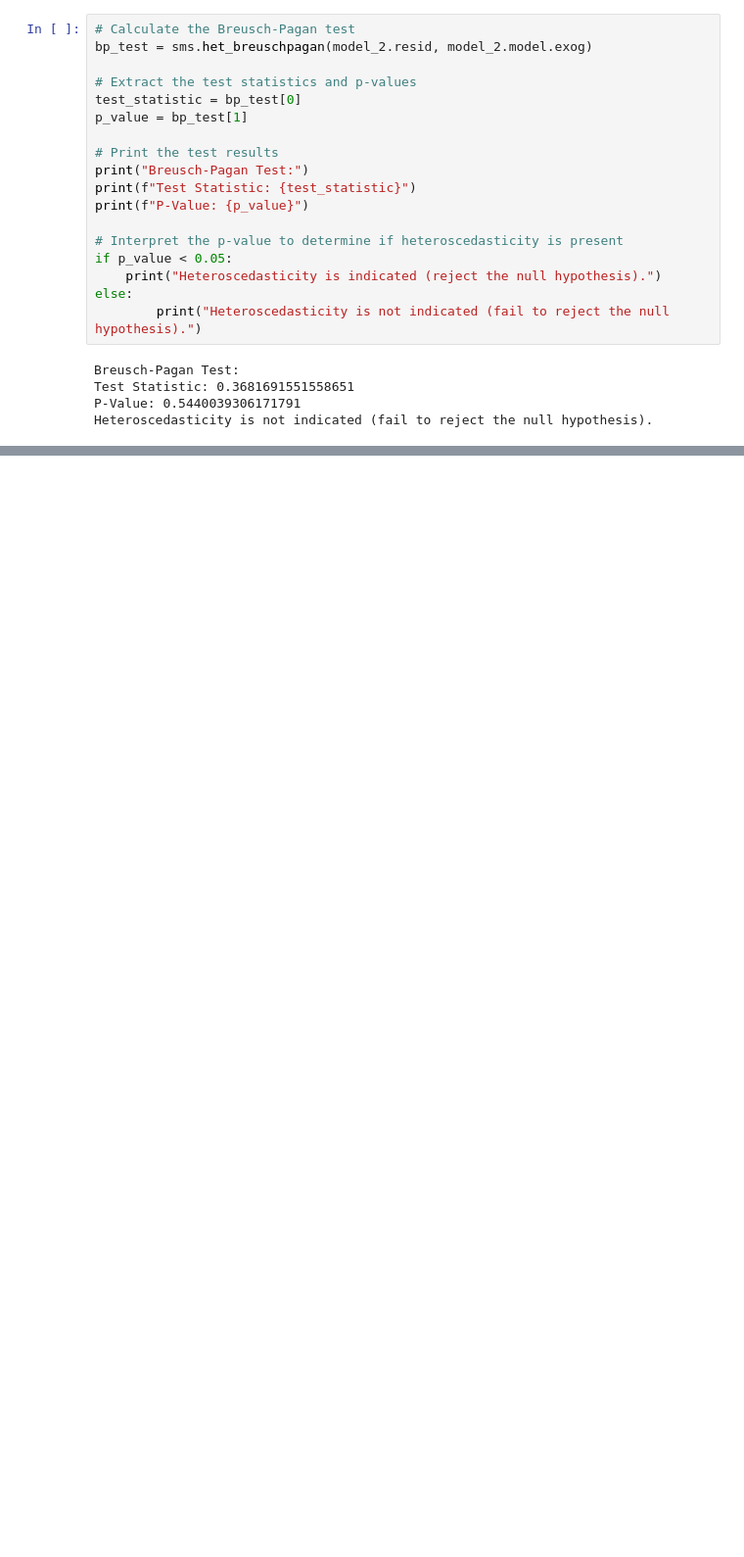
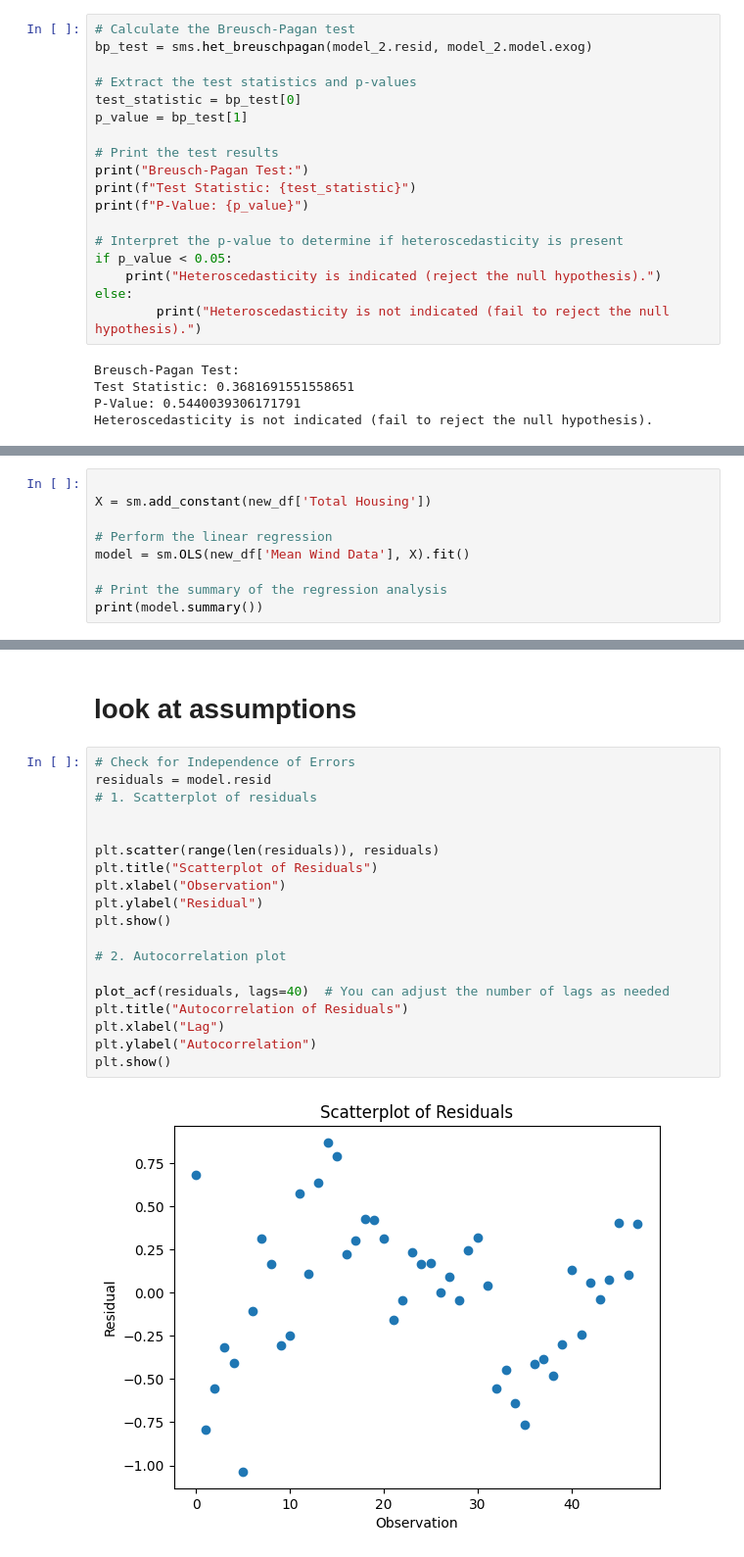
Before and after one commit to msteele919/projectwork, a Jupyter notebook: Correlations/wind_building_growth.ipynb, the cells around one changed output, grey strips where cells are left out. Shown: that part at 98% size. Saved outputs shown, nothing was run; the diff lists cells and outputs as text; blank space fills up the shorter version.

```diff
--- a/Correlations/wind_development.ipynb
+++ b/Correlations/wind_building_growth.ipynb
@@ -373,0 +427,9 @@ Heteroscedasticity is not indicated (fail to reject the null hypothesis).
+# %%
+
+X = sm.add_constant(new_df['Total Housing'])
+
+# Perform the linear regression
+model = sm.OLS(new_df['Mean Wind Data'], X).fit()
+
+# Print the summary of the regression analysis
+print(model.summary())
@@ -373,0 +454,23 @@ Heteroscedasticity is not indicated (fail to reject the null hypothesis).
+# %% [markdown]
+# look at assumptions
+# %%
+# Check for Independence of Errors
+residuals = model.resid
+# 1. Scatterplot of residuals
+
+
+plt.scatter(range(len(residuals)), residuals)
+plt.title("Scatterplot of Residuals")
+plt.xlabel("Observation")
+plt.ylabel("Residual")
+plt.show()
+
+# 2. Autocorrelation plot
+
+plot_acf(residuals, lags=40)  # You can adjust the number of lags as needed
+plt.title("Autocorrelation of Residuals")
+plt.xlabel("Lag")
+plt.ylabel("Autocorrelation")
+plt.show()
+# %% [output]
+[figure, added]
```
Also changed, not shown: parts of 19 cells of this notebook.
